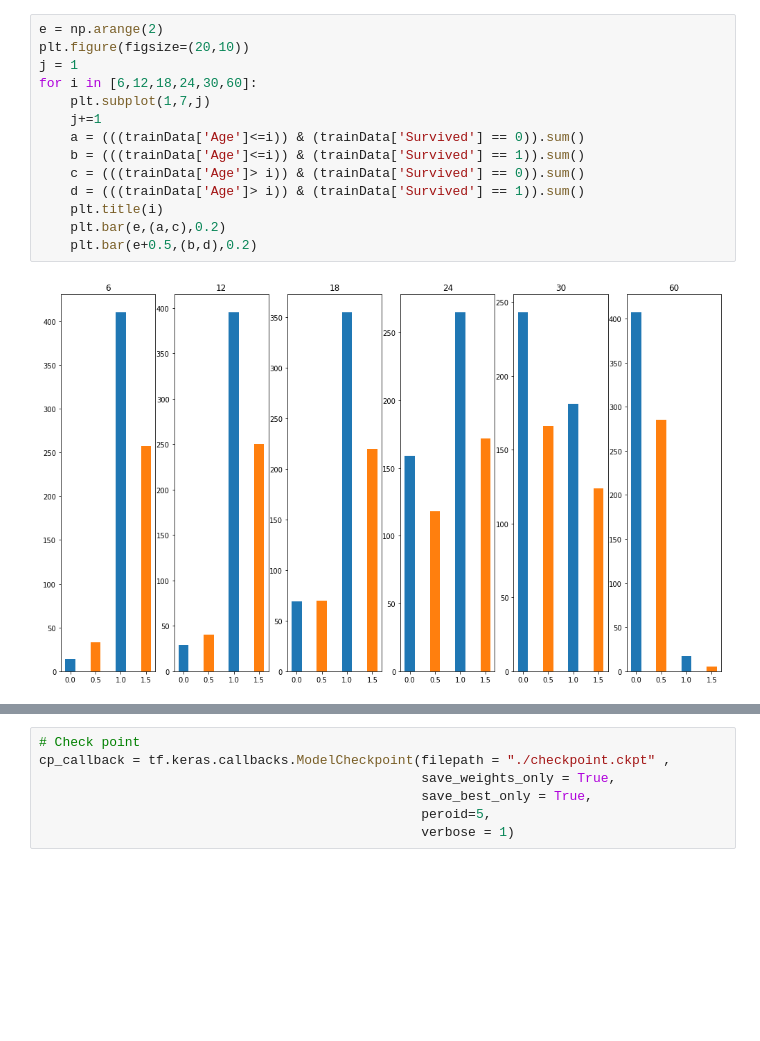
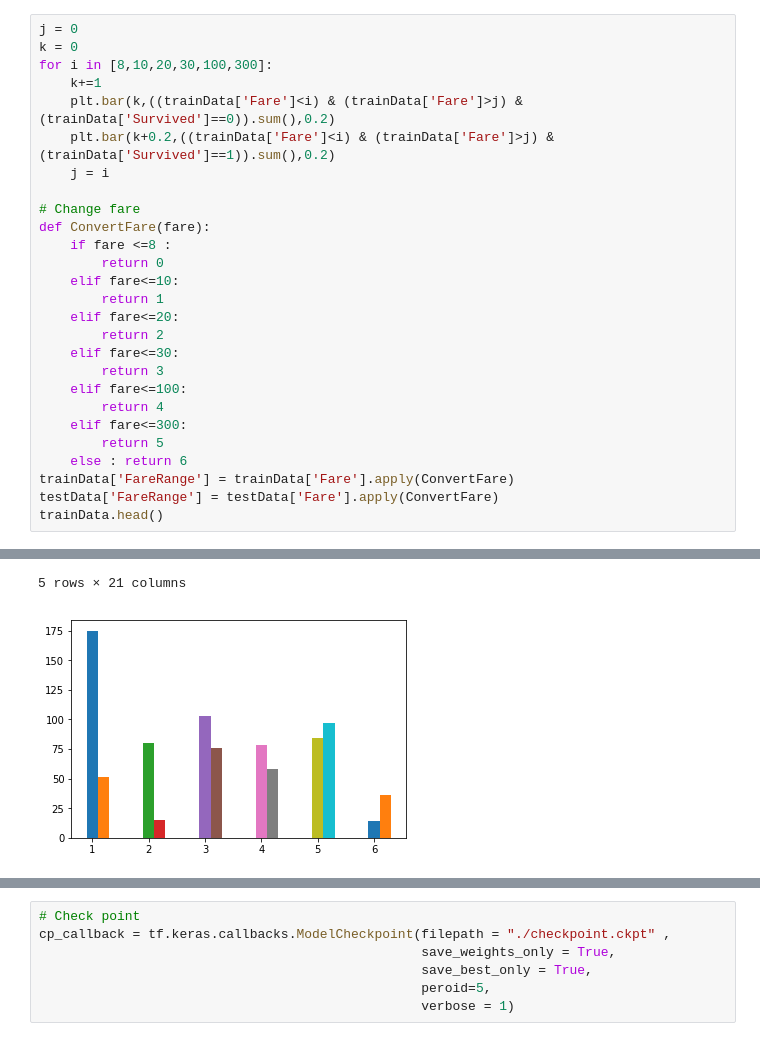
Before and after one commit to autumn192837465/Tensorflow2.0_Examples, a Jupyter notebook: Titanic_Kaggle_competition/Titantic.ipynb, the cells around one changed output, grey strips where cells are left out. Drawn from its saved outputs; the diff is of its cells as text; blank space fills up the shorter version.

```diff
--- a/Titanic_Kaggle_competition/Titantic.ipynb
+++ b/Titanic_Kaggle_competition/Titantic.ipynb
@@ -103,19 +143,31 @@ trainData.head()
 | 2 | 3 | 1 | Heikkinen, Miss. Laina | 0 | 26.0 | 0.0 | 0.0 | STON/O2. 3101282 | 7.9250 | NaN | ... |
 | 3 | 4 | 1 | Futrelle, Mrs. Jacques Heath (Lil... | 0 | 35.0 | 1.0 | 0.0 | 113803 | 53.1000 | C123 | ... |
 | 4 | 5 | 0 | Allen, Mr. William Henry | 1 | 35.0 | 0.0 | 0.0 | 373450 | 8.0500 | NaN | ... |
-# %%
-e = np.arange(2)
-plt.figure(figsize=(20,10))
-j = 1
-for i in [6,12,18,24,30,60]:
-    plt.subplot(1,7,j)
-    j+=1
-    a = (((trainData['Age']<=i)) & (trainData['Survived'] == 0)).sum()
-    b = (((trainData['Age']<=i)) & (trainData['Survived'] == 1)).sum()
-    c = (((trainData['Age']> i)) & (trainData['Survived'] == 0)).sum()
-    d = (((trainData['Age']> i)) & (trainData['Survived'] == 1)).sum()
-    plt.title(i)
-    plt.bar(e,(a,c),0.2)
-    plt.bar(e+0.5,(b,d),0.2)
-# %% [output]
-[figure, removed]
+# %%
+j = 0
+k = 0
+for i in [8,10,20,30,100,300]:
+    k+=1
+    plt.bar(k,((trainData['Fare']<i) & (trainData['Fare']>j) & (trainData['Survived']==0)).sum(),0.2)
+    plt.bar(k+0.2,((trainData['Fare']<i) & (trainData['Fare']>j) & (trainData['Survived']==1)).sum(),0.2)
+    j = i
+
+# Change fare
+def ConvertFare(fare):
+    if fare <=8 :
+        return 0
+    elif fare<=10:
+        return 1
+    elif fare<=20:
+        return 2
+    elif fare<=30:
+        return 3
+    elif fare<=100:
+        return 4
+    elif fare<=300:
+        return 5
+    else : return 6
+trainData['FareRange'] = trainData['Fare'].apply(ConvertFare)
+testData['FareRange'] = testData['Fare'].apply(ConvertFare)
+trainData.head()
+# %% [output]
@@ -122,3 +180,5 @@ for i in [6,12,18,24,30,60]:
+5 rows × 21 columns
+[figure, added]
 # %%
 def NormalizeData(data,columns):
     scaler = MinMaxScaler()
```
Also changed, not shown: parts of 18 cells of this notebook, 6 other files.
